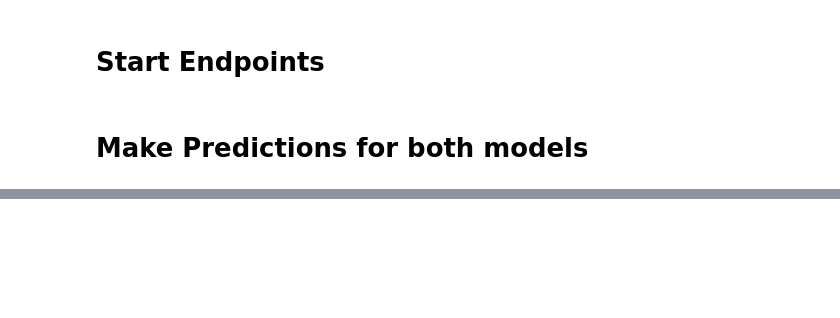
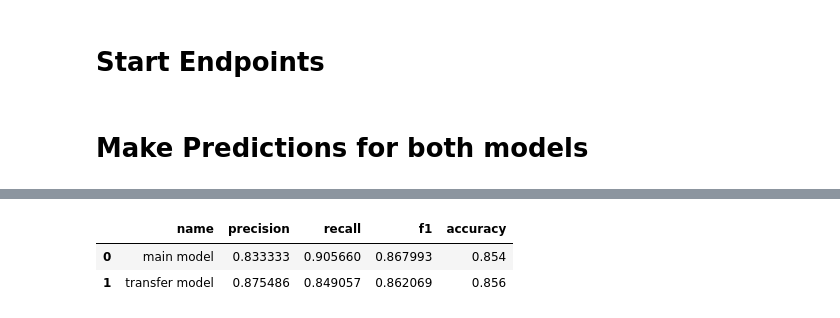
Before and after one commit to H-unter/MA3832-Assignment-3, a Jupyter notebook: code/model_evaluation.ipynb, the cells around one changed output, grey strips where cells are left out. Cells and saved outputs as stored; diff of their text form; code cells hidden in the pictures; blank space fills up the shorter version.

```diff
--- a/code/model_evaluation.ipynb
+++ b/code/model_evaluation.ipynb
@@ -97,0 +106,28 @@ y_test_transfer_model = predict_batches(transfer_model_predictor, X)
+# %%
+import pandas as pd
+from sklearn.metrics import precision_score, recall_score, f1_score, accuracy_score
+
+
+def get_metrics(y_pred):
+    metrics = {
+        "precision": precision_score(y_true, y_pred, zero_division=0),
+        "recall": recall_score(y_true, y_pred, zero_division=0),
+        "f1": f1_score(y_true, y_pred, zero_division=0),
+        "accuracy": accuracy_score(y_true, y_pred),
+    }
+    return metrics
+
+
+main_metrics = get_metrics(y_test_main_model)
+transfer_metrics = get_metrics(y_test_transfer_model)
+
+# turn into dataframe
+df = pd.DataFrame([
+    {"name": "main model", **main_metrics},
+    {"name": "transfer model", **transfer_metrics}
+])
+df
+# %% [output]
+|  | name | precision | recall | f1 | accuracy |
+| 0 | main model | 0.833333 | 0.905660 | 0.867993 | 0.854 |
+| 1 | transfer model | 0.875486 | 0.849057 | 0.862069 | 0.856 |
```
Also changed, not shown: parts of 3 cells of this notebook.
